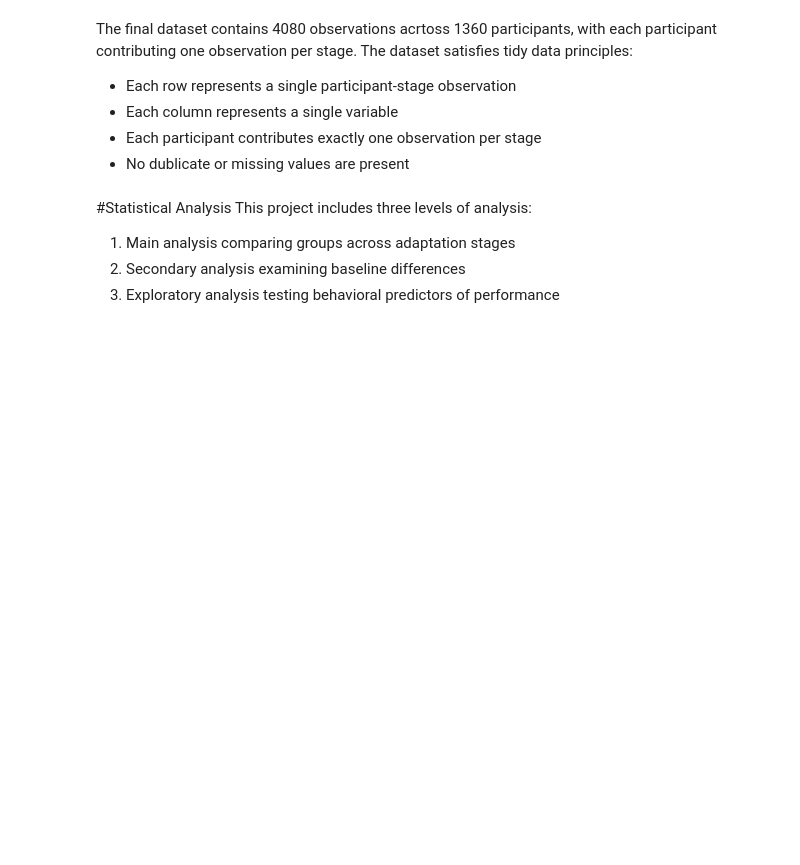
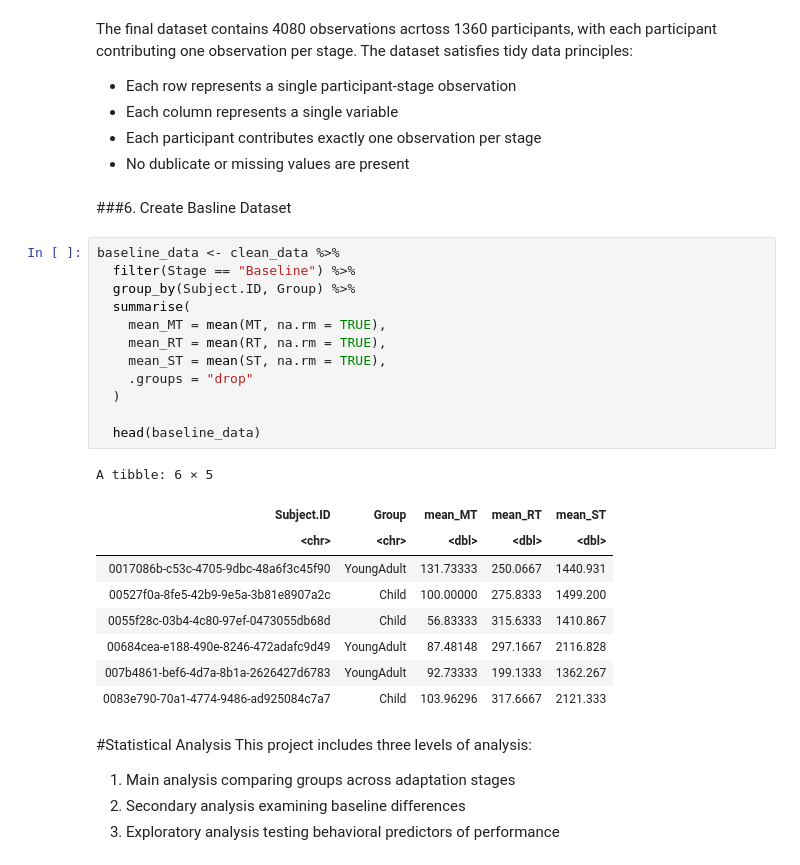
Before and after one commit to scelliot-cpu/Elliott_DSPN_26_FinalProject, a Jupyter notebook: Elliott_DSPN_S26_FinalProject.ipynb, the cells around one changed output. Drawn from its saved outputs; the diff is of its cells as text; blank space fills up the shorter version.

```diff
--- a/Elliott_DSPN_S26_FinalProject.ipynb
+++ b/Elliott_DSPN_S26_FinalProject.ipynb
@@ -251,6 +263,30 @@ The final dataset contains 4080 observations acrtoss 1360 participants, with eac
 *   Each column represents a single variable
 *   Each participant contributes exactly one observation per stage
 *   No dublicate or missing values are present
+# %% [markdown]
+###6. Create Basline Dataset
+# %%
+baseline_data <- clean_data %>%
+  filter(Stage == "Baseline") %>%
+  group_by(Subject.ID, Group) %>%
+  summarise(
+    mean_MT = mean(MT, na.rm = TRUE),
+    mean_RT = mean(RT, na.rm = TRUE),
+    mean_ST = mean(ST, na.rm = TRUE),
+    .groups = "drop"
+  )
+
+  head(baseline_data)
+# %% [output]
+A tibble: 6 × 5
+| Subject.ID | Group | mean_MT | mean_RT | mean_ST |
+| <chr> | <chr> | <dbl> | <dbl> | <dbl> |
+| 0017086b-c53c-4705-9dbc-48a6f3c45f90 | YoungAdult | 131.73333 | 250.0667 | 1440.931 |
+| 00527f0a-8fe5-42b9-9e5a-3b81e8907a2c | Child | 100.00000 | 275.8333 | 1499.200 |
+| 0055f28c-03b4-4c80-97ef-0473055db68d | Child | 56.83333 | 315.6333 | 1410.867 |
+| 00684cea-e188-490e-8246-472adafc9d49 | YoungAdult | 87.48148 | 297.1667 | 2116.828 |
+| 007b4861-bef6-4d7a-8b1a-2626427d6783 | YoungAdult | 92.73333 | 199.1333 | 1362.267 |
+| 0083e790-70a1-4774-9486-ad925084c7a7 | Child | 103.96296 | 317.6667 | 2121.333 |
 # %% [markdown]
 #Statistical Analysis
 This project includes three levels of analysis:
```
Also changed, not shown: parts of 11 cells of this notebook.
